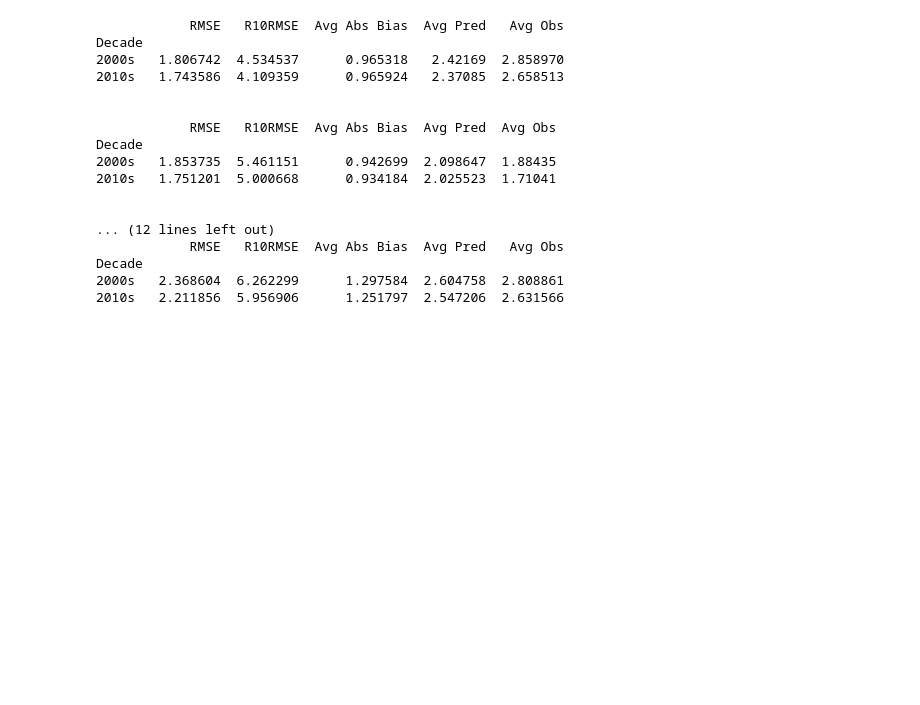
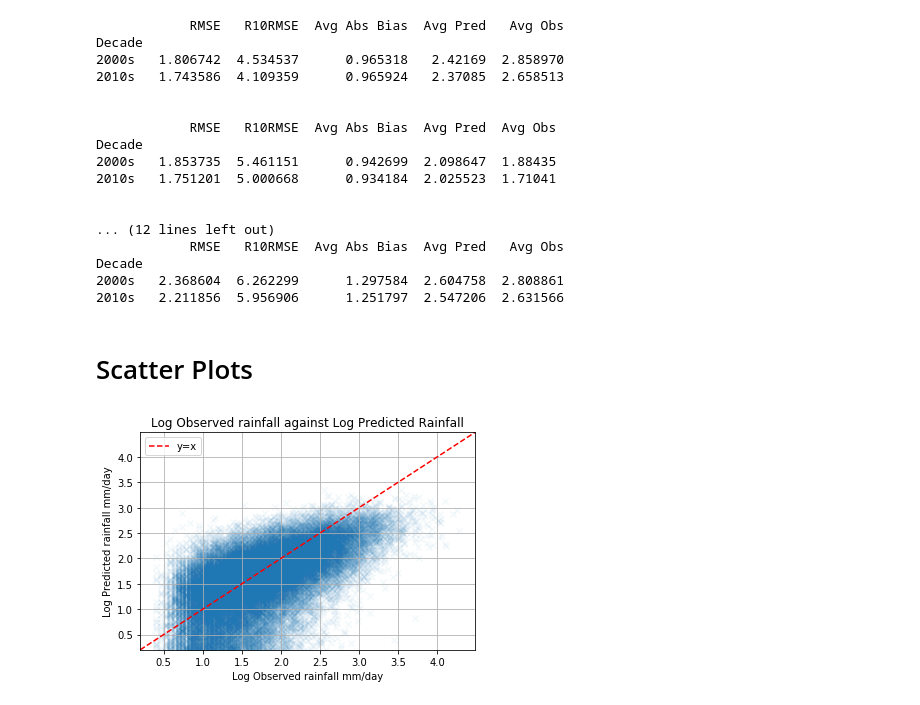
Before and after one commit to Rilwan-Adewoyin/TRUNET, a Jupyter notebook: Viualizations.ipynb, the cells around one changed output. Drawn from its saved outputs; the diff is of its cells as text; code cells hidden in the pictures; blank space fills up the shorter version.

Commit message:
temp

```diff
--- a/Viualizations.ipynb
+++ b/Viualizations.ipynb
@@ -1029,3 +1061,10 @@ Decade
 Decade
 2000s   2.368604  6.262299      1.297584  2.604758  2.808861
 2010s   2.211856  5.956906      1.251797  2.547206  2.631566
+# %% [markdown]
+# Scatter Plots
+# %%
+temp = {"fp": f"Output/TRUNET_mc_dropout_Normal_True_Car_Lon_Gla_Bir_Lan_Man_Liv_Bra_Edi_Lee_Dub_Nor_Tru_New_Ply_Ban_All_train1979_2009_2014_test2014_2019-07-02_/Predictions/", 'distr_name':None, "model_name":"TNET-CC"}
+scatter_plot(temp, threshold=0.5)
+# %% [output]
+[figure, added]
```
Also changed, not shown: parts of 4 cells of this notebook, 3 other files.
